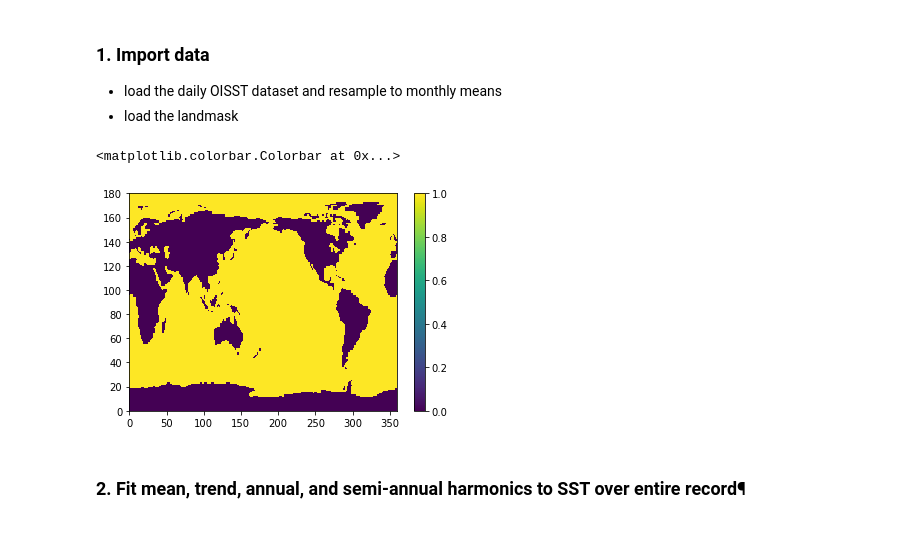
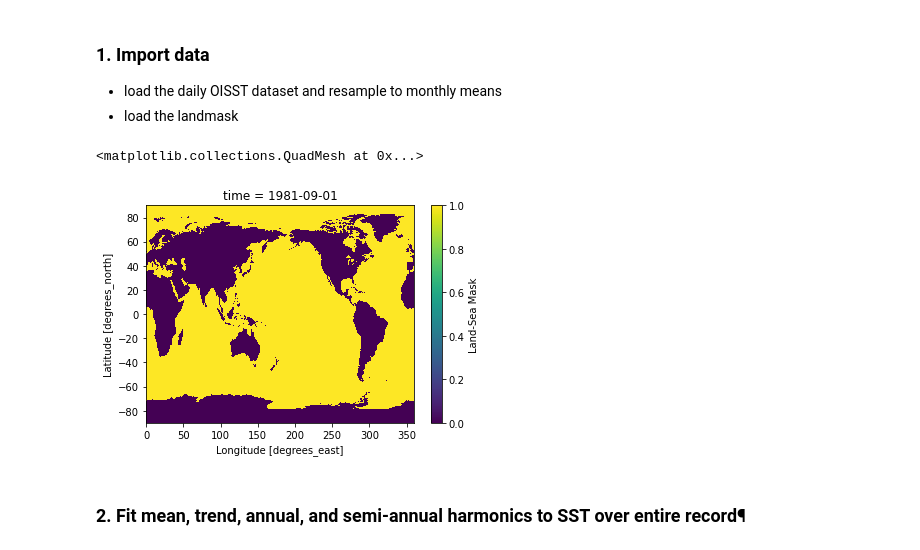
Before and after one commit to hscannell/ocetrac, a Jupyter notebook: notebooks/marine_heatwaves/00_preprocess.ipynb, the cells around one changed output. Cells and saved outputs as stored; diff of their text form; code cells hidden in the pictures.

```diff
--- a/notebooks/marine_heatwaves/00_preprocess.ipynb
+++ b/notebooks/marine_heatwaves/00_preprocess.ipynb
@@ -16,22 +16,23 @@ warnings.filterwarnings('ignore')
 - load the landmask
 # %%
 # Import daily OISST
-path = '/glade/scratch/scanh/OISST/'
-ds = xr.open_mfdataset(path+'avhrr-only-v2.*.nc', decode_times=True, combine='by_coords')
+path = '/glade/scratch/scanh/OISST/v2.1/'
+ds = xr.open_mfdataset(path+'oisst-avhrr-v02r01.*.nc', decode_times=True, combine='by_coords')
 
 # Calculate monthly mean SST
 mnsst = ds.sst.squeeze().resample(time='MS').mean().squeeze()
 mnsst.load();
 # %%
 # import land mask
-dm = xr.open_dataset(path+'lsmask.nc', decode_times=True)
-reproject = np.flipud(dm.mask[0, :,:].transpose('lat', 'lon'))
-land_mask = xr.DataArray(reproject, dims=['lat','lon'], coords={'lat':dm.lat, 'lon':dm.lon})
+dm = xr.open_dataset(path+'lsmask.oisst.v2.nc', decode_times=True)
+# reproject = np.flipud(dm.mask[0, :,:].transpose('lat', 'lon'))
+# land_mask = xr.DataArray(reproject, dims=['lat','lon'], coords={'lat':dm.lat, 'lon':dm.lon})
+land_mask = dm.lsmask[0,:,:]
-# %%
-plt.pcolormesh(land_mask); plt.colorbar()
-# %% [output]
-<matplotlib.colorbar.Colorbar at 0x...>
-[figure, removed]
+# %%
+dm.lsmask[0,:,:].plot()
+# %% [output]
+<matplotlib.collections.QuadMesh at 0x...>
+[figure, added]
 # %%
 years = pd.DatetimeIndex(mnsst.time.values).year
 months = pd.DatetimeIndex(mnsst.time.values).month
```
Also changed, not shown: parts of 10 cells of this notebook, 4 other files.
